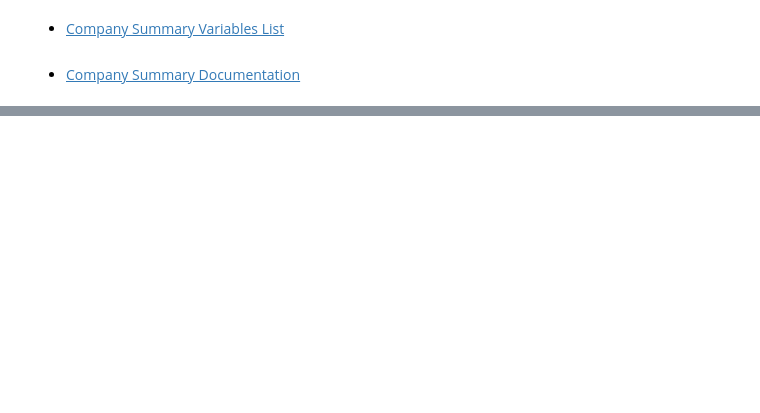
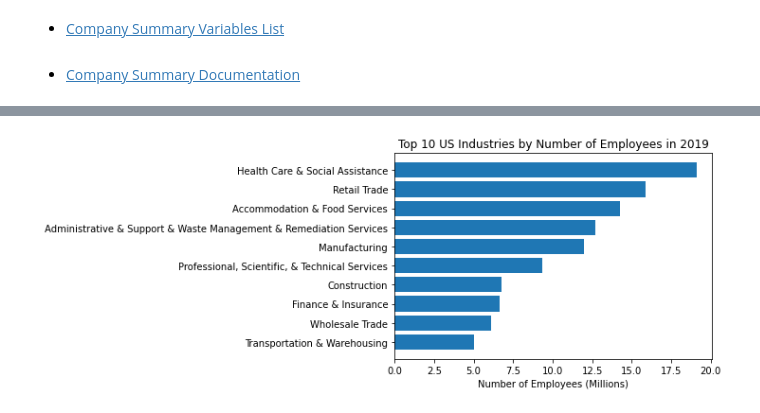
Before and after one commit to ahadh762/Census-Data-API-Group-Assessment, a Jupyter notebook: company_summary.ipynb, the cells around one changed output, grey strips where cells are left out. Drawn from its saved outputs; the diff is of its cells as text; code cells hidden in the pictures; blank space fills up the shorter version.

Commit message:
Added HBar and Tree Map Charts

```diff
--- a/company_summary.ipynb
+++ b/company_summary.ipynb
@@ -39,0 +55,14 @@ df
+# %%
+df = template.copy()
+df = df.loc[df['NAICS2017']!='00']
+
+df['NAICS2017_LABEL'] = df['NAICS2017_LABEL'].apply(lambda x:(x.replace('and','&')).title())
+df['EMP'] = df['EMP'].apply(lambda x:float(x/1_000_000))
+
+sorted_totals = df[['NAICS2017_LABEL','EMP']].sort_values(by = 'EMP',ascending=True)
+
+ax = plt.barh(sorted_totals['NAICS2017_LABEL'].tail(10),sorted_totals['EMP'].tail(10));
+plt.title('Top 10 US Industries by Number of Employees in 2019')
+plt.xlabel('Number of Employees (Millions)');
+# %% [output]
+[figure, added]
```
Also changed, not shown: parts of 6 cells of this notebook.
